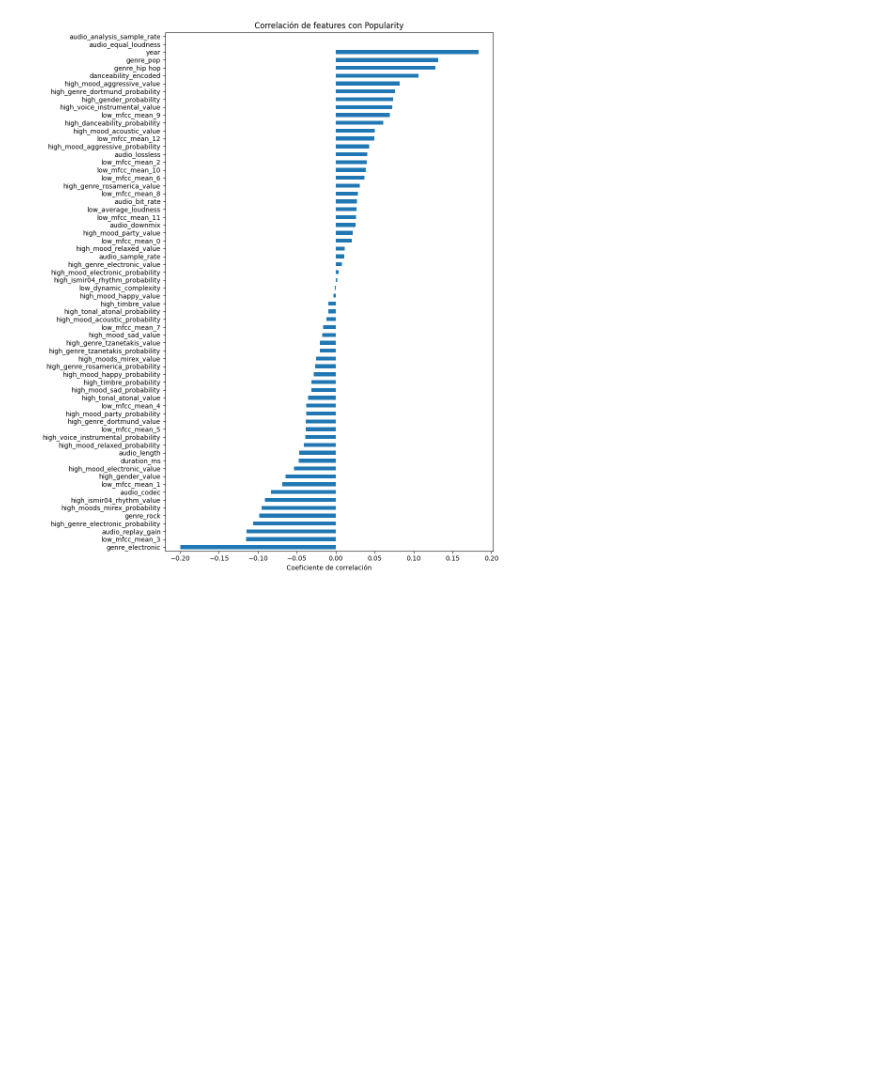
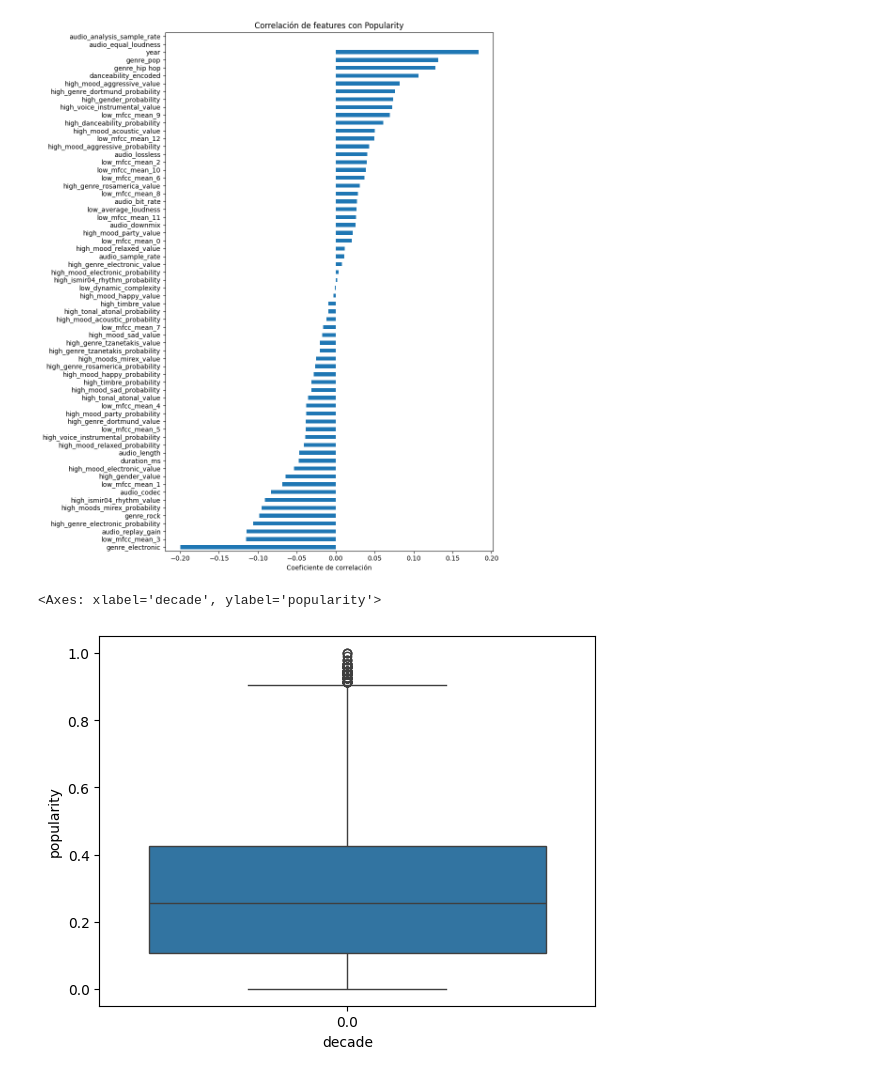
Before and after one commit to PolloDK/HitSpell, a Jupyter notebook: 01_preprocesamiento_andrea.ipynb, the cells around one changed output. Saved outputs shown, nothing was run; the diff lists cells and outputs as text; code cells hidden in the pictures; blank space fills up the shorter version.

```diff
--- a/01_preprocesamiento_andrea.ipynb
+++ b/01_preprocesamiento_andrea.ipynb
@@ -737,3 +737,9 @@ plt.tight_layout()
 plt.show()
 # %% [output]
 [figure]
+# %%
+df_encoded['decade'] = (df_encoded['year'] // 10) * 10
+sns.boxplot(data=df_encoded, x='decade', y='popularity')
+# %% [output]
+<Axes: xlabel='decade', ylabel='popularity'>
+[figure, added]
```
Also changed, not shown: parts of 3 cells of this notebook.
